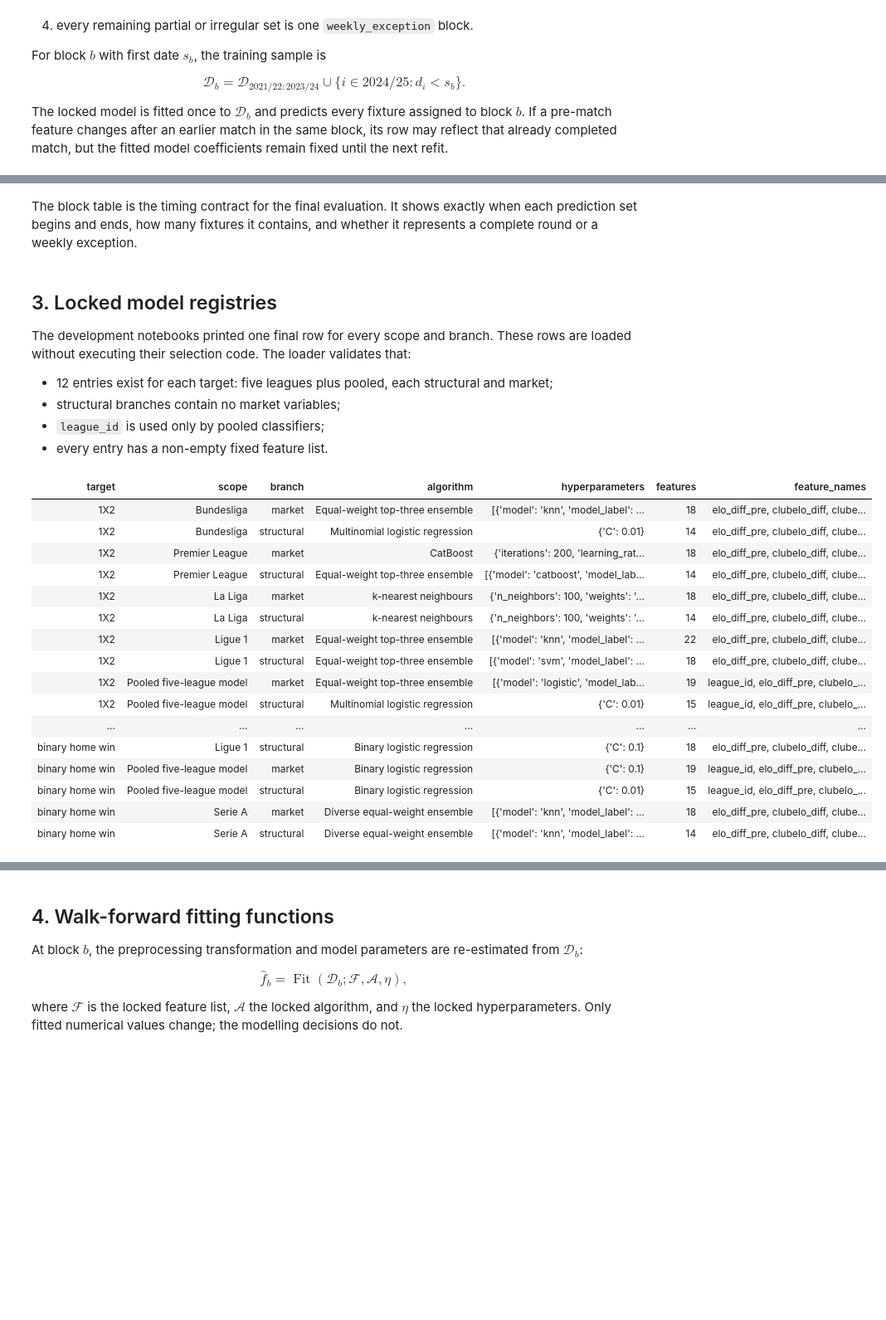
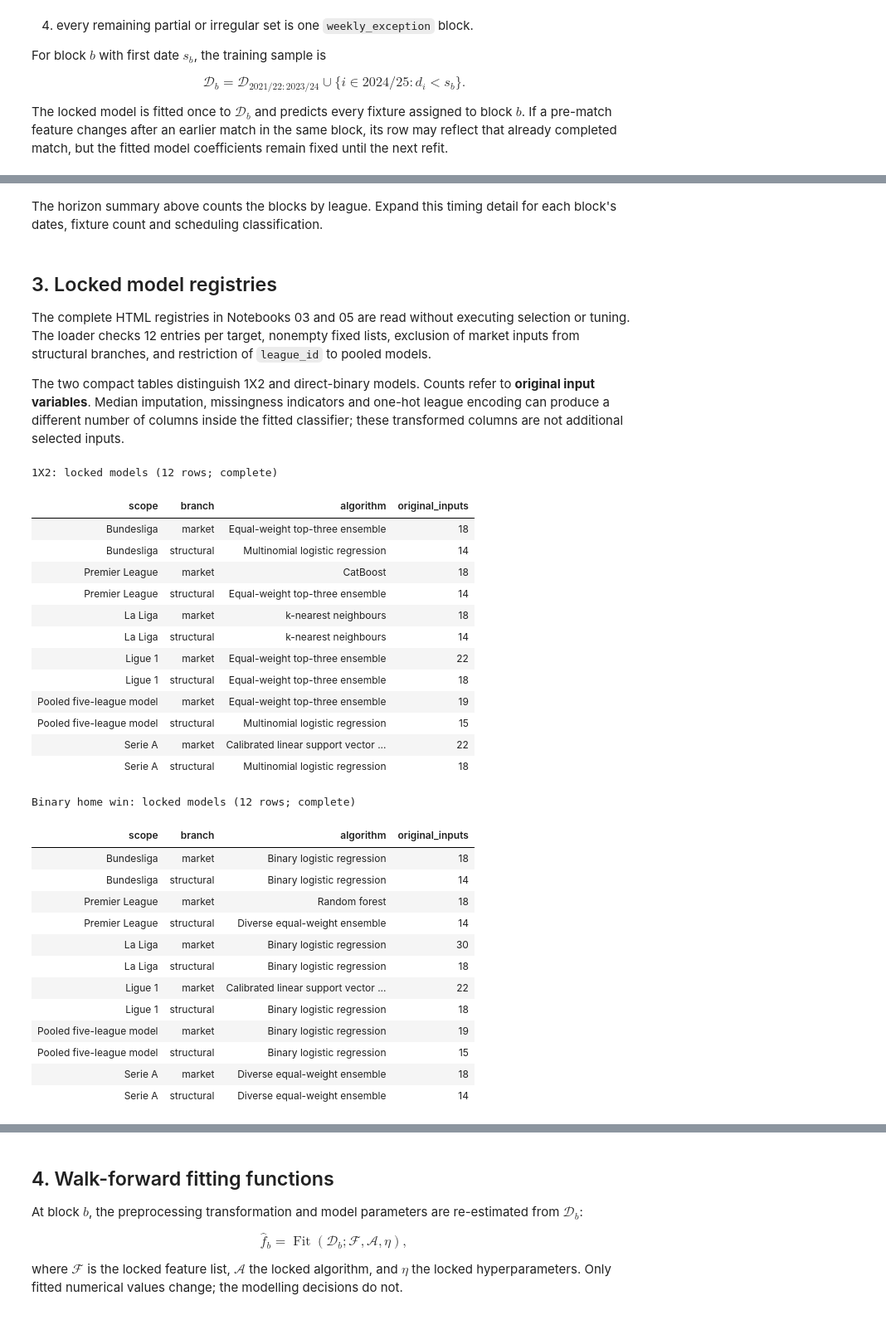
Before and after one commit to xcervenkam/DP, a Jupyter notebook: match_prediction/notebooks/06_walk_forward_2024_25.ipynb, the cells around one changed output, grey strips where cells are left out. Shown at 83% size. Drawn from its saved outputs; the diff is of its cells as text; code cells hidden in the pictures; blank space fills up the shorter version.

```diff
--- a/match_prediction/notebooks/06_walk_forward_2024_25.ipynb
+++ b/match_prediction/notebooks/06_walk_forward_2024_25.ipynb
@@ -55,9 +55,17 @@ from src.final_model_registry import load_locked_model_registries, registry_fram
 from src.poisson_models import fit_poisson_model, poisson_probabilities
 from src.validation import assign_walk_forward_blocks
 
+from src.notebook_presentation import (
+    table_view, compact_with_detail, grouped_table_view, selection_stage_counts,
+    registry_overview, registry_feature_guide, collapsed_output,
+)
+
+# Presentation defaults; complete technical tables use local rendering overrides.
+pd.set_option("styler.render.max_rows", 30)
+
 warnings.filterwarnings("ignore", category=UserWarning)
 pd.set_option("display.max_columns", 45)
-pd.set_option("display.max_rows", 5000)
+pd.set_option("display.max_rows", 30)
 pd.set_option("display.width", 220)
 pd.set_option("display.max_colwidth", 120)
 
@@ -246,46 +255,48 @@ display(
 | Serie A | 40 | complete_round | 18 May 2025 | 18 May 2025 | 10 | 10 | 20 |
 | Serie A | 41 | complete_round | 23 May 2025 | 25 May 2025 | 10 | 10 | 20 |
 # %% [markdown]
-The block table is the timing contract for the final evaluation. It shows exactly when each prediction set begins and ends, how many fixtures it contains, and whether it represents a complete round or a weekly exception.
+The horizon summary above counts the blocks by league. Expand this timing detail for each block's dates, fixture count and scheduling classification.
 # %% [markdown]
 ## 3. Locked model registries
 
-The development notebooks printed one final row for every scope and branch. These rows are loaded without executing their selection code. The loader validates that:
+The complete HTML registries in Notebooks 03 and 05 are read without executing selection or tuning. The loader checks 12 entries per target, nonempty fixed lists, exclusion of market inputs from structural branches, and restriction of `league_id` to pooled models.
 
-- 12 entries exist for each target: five leagues plus pooled, each structural and market;
-- structural branches contain no market variables;
-- `league_id` is used only by pooled classifiers;
-- every entry has a non-empty fixed feature list.
+The two compact tables distinguish 1X2 and direct-binary models. Counts refer to **original input variables**. Median imputation, missingness indicators and one-hot league encoding can produce a different number of columns inside the fitted classifier; these transformed columns are not additional selected inputs.
 # %%
 multiclass_registry, binary_registry = load_locked_model_registries(PROJECT_ROOT / "notebooks")
 locked_registry_summary = pd.concat([
     registry_frame(multiclass_registry, "1X2"),
     registry_frame(binary_registry, "binary home win"),
 ], ignore_index=True)
 
-display(
-    locked_registry_summary[[
-        "target", "scope", "branch", "algorithm", "hyperparameters", "features", "feature_names",
-    ]]
-    .style
-    .hide(axis="index")
-)
+display(registry_overview(multiclass_registry, binary_registry))
 # %% [output]
+1X2: locked models (12 rows; complete)
-| target | scope | branch | algorithm | hyperparameters | features | feature_names |
-| 1X2 | Bundesliga | market | Equal-weight top-three ensemble | [{'model': 'knn', 'model_label': ... | 18 | elo_diff_pre, clubelo_diff, clube... |
-| 1X2 | Bundesliga | structural | Multinomial logistic regression | {'C': 0.01} | 14 | elo_diff_pre, clubelo_diff, clube... |
-| 1X2 | Premier League | market | CatBoost | {'iterations': 200, 'learning_rat... | 18 | elo_diff_pre, clubelo_diff, clube... |
-| 1X2 | Premier League | structural | Equal-weight top-three ensemble | [{'model': 'catboost', 'model_lab... | 14 | elo_diff_pre, clubelo_diff, clube... |
-| 1X2 | La Liga | market | k-nearest neighbours | {'n_neighbors': 100, 'weights': '... | 18 | elo_diff_pre, clubelo_diff, clube... |
-| 1X2 | La Liga | structural | k-nearest neighbours | {'n_neighbors': 100, 'weights': '... | 14 | elo_diff_pre, clubelo_diff, clube... |
-| 1X2 | Ligue 1 | market | Equal-weight top-three ensemble | [{'model': 'knn', 'model_label': ... | 22 | elo_diff_pre, clubelo_diff, clube... |
-| 1X2 | Ligue 1 | structural | Equal-weight top-three ensemble | [{'model': 'svm', 'model_label': ... | 18 | elo_diff_pre, clubelo_diff, clube... |
-| 1X2 | Pooled five-league model | market | Equal-weight top-three ensemble | [{'model': 'logistic', 'model_lab... | 19 | league_id, elo_diff_pre, clubelo_... |
-| 1X2 | Pooled five-league model | structural | Multinomial logistic regression | {'C': 0.01} | 15 | league_id, elo_diff_pre, clubelo_... |
-| ... | ... | ... | ... | ... | ... | ... |
-| binary home win | Ligue 1 | structural | Binary logistic regression | {'C': 0.1} | 18 | elo_diff_pre, clubelo_diff, clube... |
-| binary home win | Pooled five-league model | market | Binary logistic regression | {'C': 0.1} | 19 | league_id, elo_diff_pre, clubelo_... |
-| binary home win | Pooled five-league model | structural | Binary logistic regression | {'C': 0.01} | 15 | league_id, elo_diff_pre, clubelo_... |
-| binary home win | Serie A | market | Diverse equal-weight ensemble | [{'model': 'knn', 'model_label': ... | 18 | elo_diff_pre, clubelo_diff, clube... |
-| binary home win | Serie A | structural | Diverse equal-weight ensemble | [{'model': 'knn', 'model_label': ... | 14 | elo_diff_pre, clubelo_diff, clube... |
+| scope | branch | algorithm | original_inputs |
+| Bundesliga | market | Equal-weight top-three ensemble | 18 |
+| Bundesliga | structural | Multinomial logistic regression | 14 |
+| Premier League | market | CatBoost | 18 |
+| Premier League | structural | Equal-weight top-three ensemble | 14 |
+| La Liga | market | k-nearest neighbours | 18 |
+| La Liga | structural | k-nearest neighbours | 14 |
+| Ligue 1 | market | Equal-weight top-three ensemble | 22 |
+| Ligue 1 | structural | Equal-weight top-three ensemble | 18 |
+| Pooled five-league model | market | Equal-weight top-three ensemble | 19 |
+| Pooled five-league model | structural | Multinomial logistic regression | 15 |
+| Serie A | market | Calibrated linear support vector ... | 22 |
+| Serie A | structural | Multinomial logistic regression | 18 |
+Binary home win: locked models (12 rows; complete)
+| scope | branch | algorithm | original_inputs |
+| Bundesliga | market | Binary logistic regression | 18 |
+| Bundesliga | structural | Binary logistic regression | 14 |
+| Premier League | market | Random forest | 18 |
+| Premier League | structural | Diverse equal-weight ensemble | 14 |
+| La Liga | market | Binary logistic regression | 30 |
+| La Liga | structural | Binary logistic regression | 18 |
+| Ligue 1 | market | Calibrated linear support vector ... | 22 |
+| Ligue 1 | structural | Binary logistic regression | 18 |
+| Pooled five-league model | market | Binary logistic regression | 19 |
+| Pooled five-league model | structural | Binary logistic regression | 15 |
+| Serie A | market | Diverse equal-weight ensemble | 18 |
+| Serie A | structural | Diverse equal-weight ensemble | 14 |
 # %% [markdown]
```
Also changed, not shown: parts of 10 cells of this notebook, 11 other files.
